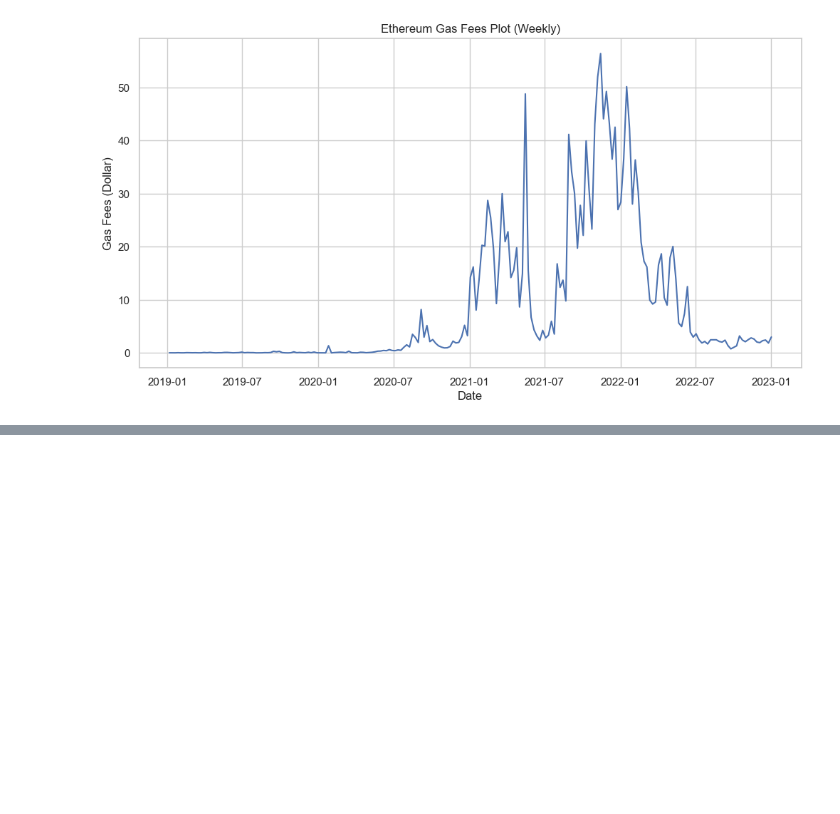
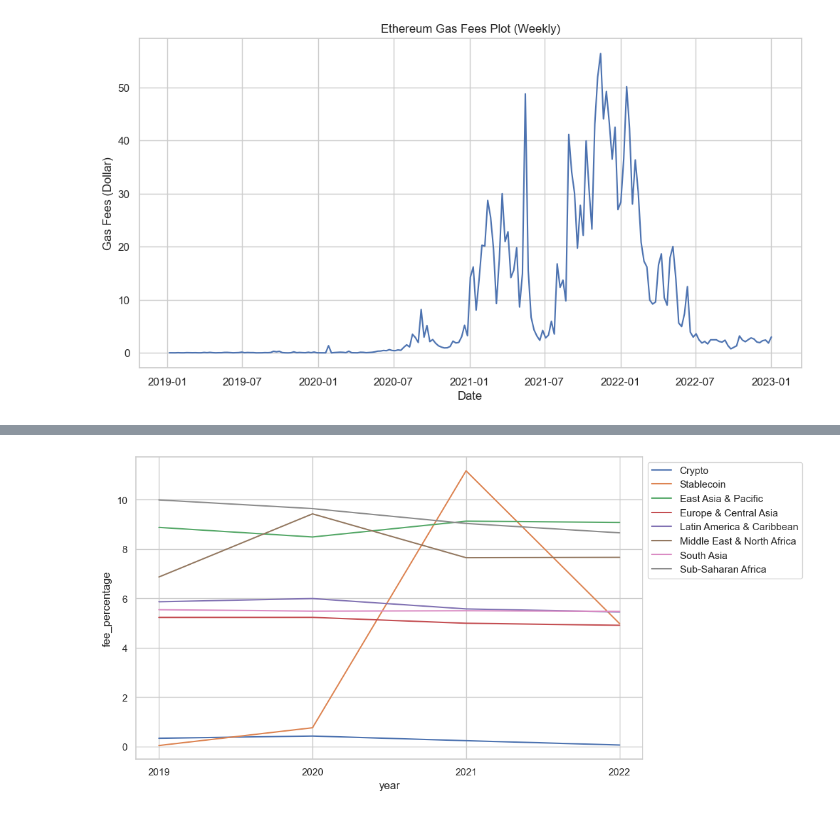
Before and after one commit to kietnguyen01/Remittance-Fees-Analysis, a Jupyter notebook: analysis.ipynb, the cells around one changed output, grey strips where cells are left out. Saved outputs shown, nothing was run; the diff lists cells and outputs as text; code cells hidden in the pictures; blank space fills up the shorter version.

```diff
--- a/analysis.ipynb
+++ b/analysis.ipynb
@@ -210,0 +190,15 @@ for name in remittance:
+# %%
+# Select the columns for Crypto, Stablecoin, and Region groups
+df = all_fees.loc[:, ['year', 'Crypto', 'Stablecoin', 'East Asia & Pacific', 'Europe & Central Asia', 'Latin America & Caribbean', 'Middle East & North Africa', 'South Asia', 'Sub-Saharan Africa']]
+
+# Reshape the dataframe from wide to long
+long_fees = pd.melt(df, id_vars='year', var_name='group', value_name='fee_percentage')
+
+# Plot each group over the four years
+fig = plt.figure(figsize=(10, 6))
+sns.lineplot(data=long_fees, x='year', y='fee_percentage', hue='group', errorbar=None)
+plt.xticks([2019, 2020, 2021, 2022])
+plt.legend(loc='upper left', bbox_to_anchor=(1, 1))
+plt.show()
+# %% [output]
+[figure, added]
```
Also changed, not shown: parts of 16 cells of this notebook, 1 other file.
